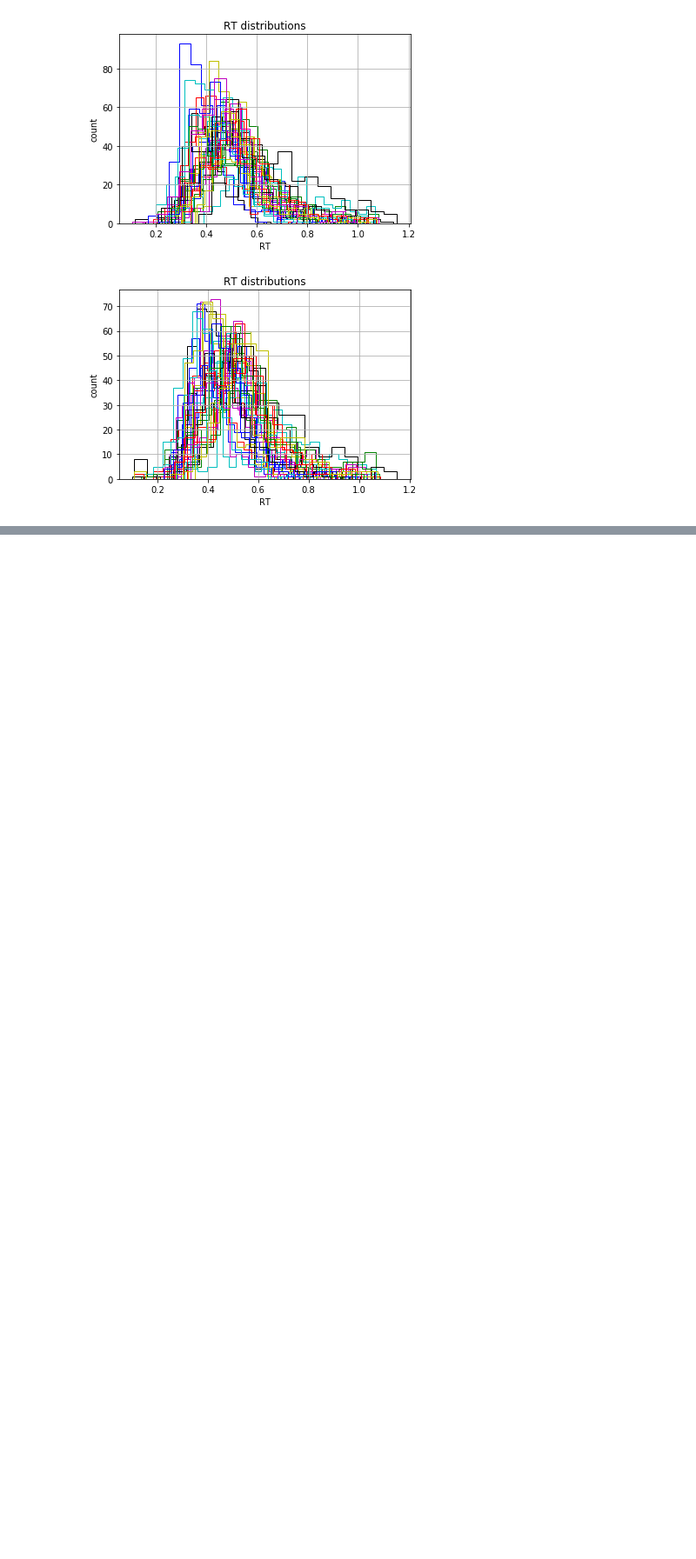
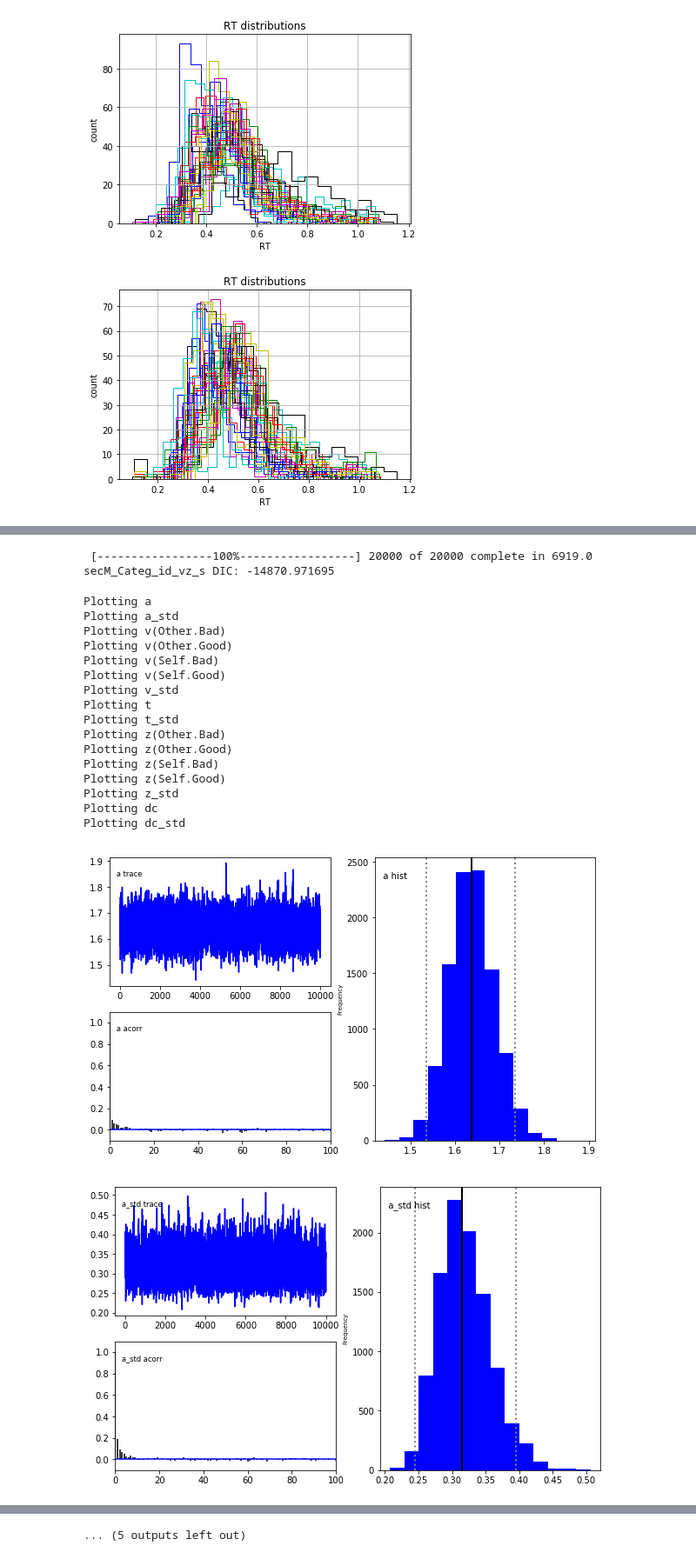
Before and after one commit to hcp4715/moralSelf_ddm, a Jupyter notebook: 3_confirm_study/Results/3_hddm/HDDM_MS_Rep_categ_stim.ipynb, the cells around one changed output, grey strips where cells are left out. Shown at 87% size. Drawn from its saved outputs; the diff is of its cells as text; code cells hidden in the pictures; blank space fills up the shorter version.

```diff
--- a/3_confirm_study/Results/3_hddm/HDDM_MS_Rep_categ_stim.ipynb
+++ b/3_confirm_study/Results/3_hddm/HDDM_MS_Rep_categ_stim.ipynb
@@ -170,14 +194,33 @@ Running M1 used: 26003.014273
 dbname = "M_Categ_id_vz_s_" + dateToday + '_Chain_' +  str(i + 2) + '.db'
 M_Categ_id_vz_s = hddm.HDDMStimCoding(dat_M_Categ_id, include='z', stim_col='stim',
                                        depends_on = {'v':['val','id'], 'z':['val','id']},
-                                       split_param='v', drift_criterion=Tru)
+                                       split_param='v', drift_criterion=True)
 M_Categ_id_vz_s.find_starting_values()
 M_Categ_id_vz_s.sample(nsample, burn = nburn, dbname='traces_id_vt_s.db', db='pickle')
 M_Categ_id_vz_s.save(dbname)
-## ppc
-ppc_data_Categ_id_vz_s = hddm.utils.post_pred_gen(M_Categ_id_vz_s)
-ppc_compare_Categ_id_vz_s = hddm.utils.post_pred_stats(dat_M_Categ_id, ppc_data_Categ_id_vz_s)  # MSE
-ppc_compare_Categ_id_vz_s.to_csv('ppc_compare_Categ_id_vz_s.csv', sep = ',')
 
 # DIC
 print("M_Categ_id_vz_s DIC: %f" % M_Categ_id_vz_s.dic)  #
+# %% [output]
+ [-----------------100%-----------------] 20000 of 20000 complete in 6919.0 secM_Categ_id_vz_s DIC: -14870.971695
+# %%
+M_Categ_id_vz_s.plot_posteriors() # check convergence
+# %% [output]
+Plotting a
+Plotting a_std
+Plotting v(Other.Bad)
+Plotting v(Other.Good)
+Plotting v(Self.Bad)
+Plotting v(Self.Good)
+Plotting v_std
+Plotting t
+Plotting t_std
+Plotting z(Other.Bad)
+Plotting z(Other.Good)
+Plotting z(Self.Bad)
+Plotting z(Self.Good)
+Plotting z_std
+Plotting dc
+Plotting dc_std
+[figure, added]
+[figure, added]
@@ -183,0 +236 @@ print("M_Categ_id_vz_s DIC: %f" % M_Categ_id_vz_s.dic)  #
+... (5 outputs left out)
```
Also changed, not shown: parts of 18 cells of this notebook, 40 other files.
